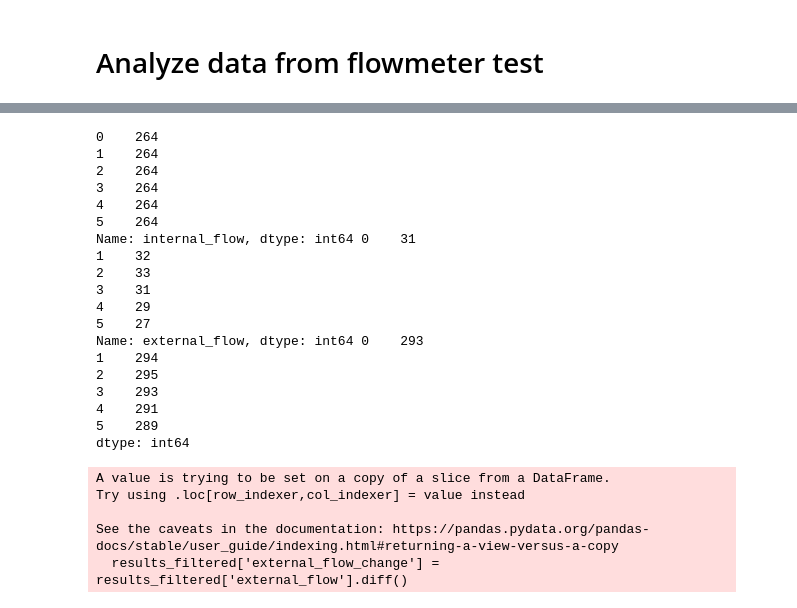
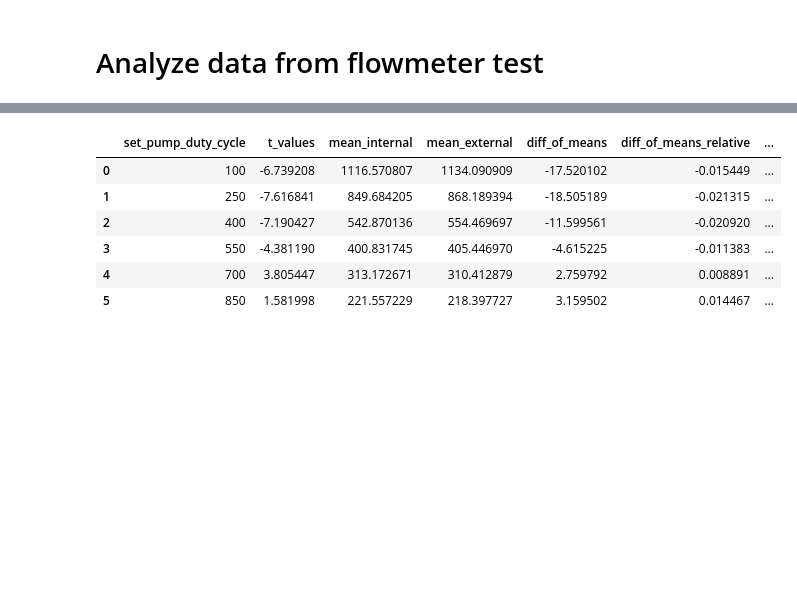
Before and after one commit to season0112/quatt_data_analysis, a Jupyter notebook: power-energy-calculations/live-data/03_analysis_flow_meter_test.ipynb, the cells around one changed output, grey strips where cells are left out. Cells and saved outputs as stored; diff of their text form; code cells hidden in the pictures; blank space fills up the shorter version.

```diff
--- a/power-energy-calculations/live-data/03_analysis_flow_meter_test.ipynb
+++ b/power-energy-calculations/live-data/03_analysis_flow_meter_test.ipynb
@@ -63,49 +48,42 @@ print(results_p_values)
-# %%
-# check when external meter changes
-results_filtered['external_flow_change'] = results_filtered['external_flow'].diff()
-
-# Calculate degrees of freedom
-n_internal = (results_filtered.groupby(['set_pump_duty_cycle']).count()['internal_flow']).reset_index(drop=True)
-n_external = (results_filtered[results_filtered['external_flow_change'].abs()>0].groupby(['set_pump_duty_cycle']).count()['external_flow']).reset_index(drop=True)
-degrees_of_freedom = n_internal + n_external - 2
-print(n_internal, n_external, degrees_of_freedom)
-# %% [output]
-0    264
-1    264
-2    264
-3    264
-4    264
-5    264
-Name: internal_flow, dtype: int64 0    31
-1    32
-2    33
-3    31
-4    29
-5    27
-Name: external_flow, dtype: int64 0    293
-1    294
-2    295
-3    293
-4    291
-5    289
-dtype: int64
-A value is trying to be set on a copy of a slice from a DataFrame.
-Try using .loc[row_indexer,col_indexer] = value instead
-
-See the caveats in the documentation: https://pandas.pydata.org/pandas-docs/stable/user_guide/indexing.html#returning-a-view-versus-a-copy
-  results_filtered['external_flow_change'] = results_filtered['external_flow'].diff()
 # %%
-# t value from table for 95% confidence interval for 289 degrees of freedom is 1.968
-# t value from table for 99% confidence interval for 289 degrees of freedom is 2.3263
+# Perform t test (by hand)
+n_internal = (results_means.groupby(['set_pump_duty_cycle']).count()['internal_flow']).reset_index(drop=True)
+n_external = (results_means.groupby(['set_pump_duty_cycle']).count()['external_flow']).reset_index(drop=True)
+degrees_of_freedom = n_internal + n_external - 2
 
-# calculate t value
-sum_of_squares_internal = (results_filtered.groupby(['set_pump_duty_cycle']).std()['internal_flow']).reset_index(drop=True)**2 * (n_internal-1)
-sum_of_squares_external = (results_filtered[results_filtered['external_flow_change'].abs()>0].groupby(['set_pump_duty_cycle']).std()['external_flow']).reset_index(drop=True)**2 * (n_external-1)
+# degrees of freedom = 20 --> significance level of 0.01 percent so t-value is 	2.845
+
+sum_of_squares_internal = (results_means.groupby(['set_pump_duty_cycle']).std()['internal_flow']).reset_index(drop=True)**2 * (n_internal-1)
+sum_of_squares_external = (results_means.groupby(['set_pump_duty_cycle']).std()['external_flow']).reset_index(drop=True)**2 * (n_external-1)
 
 # calculate pooled variance
 pooled_variance = (sum_of_squares_internal + sum_of_squares_external) / degrees_of_freedom
 
 # calculate t value
-sample_mean_internal = (results_filtered.groupby(['set_pump_duty_cycle']).mean()['internal_flow']).reset_index(drop=True)
-sample_mean_external = (results_filtered[results_filtered['external_flow_change'].abs()>0].groupby(['set_pump_duty_cycle']).mean()['external_flow']).reset_index(drop=True)
+sample_mean_internal = (results_means.groupby(['set_pump_duty_cycle']).mean()['internal_flow']).reset_index(drop=True)
+sample_mean_external = (results_means.groupby(['set_pump_duty_cycle']).mean()['external_flow']).reset_index(drop=True)
 t_values = (sample_mean_internal - sample_mean_external) / np.sqrt(pooled_variance * (1/n_internal + 1/n_external))
+
+# see where difference is significant
+significant = abs(t_values) > 2.845
+
+# calculate average differences
+diff_of_means = sample_mean_internal - sample_mean_external
+diff_of_means_relative = diff_of_means / sample_mean_external
+
+ttest_results = pd.DataFrame({'set_pump_duty_cycle': results_means['set_pump_duty_cycle'].unique().tolist(),
+              't_values': t_values.tolist(),
+              'mean_internal': sample_mean_internal,
+              'mean_external': sample_mean_external,
+              'diff_of_means': diff_of_means,
+              'diff_of_means_relative': diff_of_means_relative,
+              'significant': significant})
+ttest_results.head(6)
+# %% [output]
+|  | set_pump_duty_cycle | t_values | mean_internal | mean_external | diff_of_means | diff_of_means_relative | ... |
+| 0 | 100 | -6.739208 | 1116.570807 | 1134.090909 | -17.520102 | -0.015449 | ... |
+| 1 | 250 | -7.616841 | 849.684205 | 868.189394 | -18.505189 | -0.021315 | ... |
+| 2 | 400 | -7.190427 | 542.870136 | 554.469697 | -11.599561 | -0.020920 | ... |
+| 3 | 550 | -4.381190 | 400.831745 | 405.446970 | -4.615225 | -0.011383 | ... |
+| 4 | 700 | 3.805447 | 313.172671 | 310.412879 | 2.759792 | 0.008891 | ... |
+| 5 | 850 | 1.581998 | 221.557229 | 218.397727 | 3.159502 | 0.014467 | ... |
```
Also changed, not shown: parts of 19 cells of this notebook.
